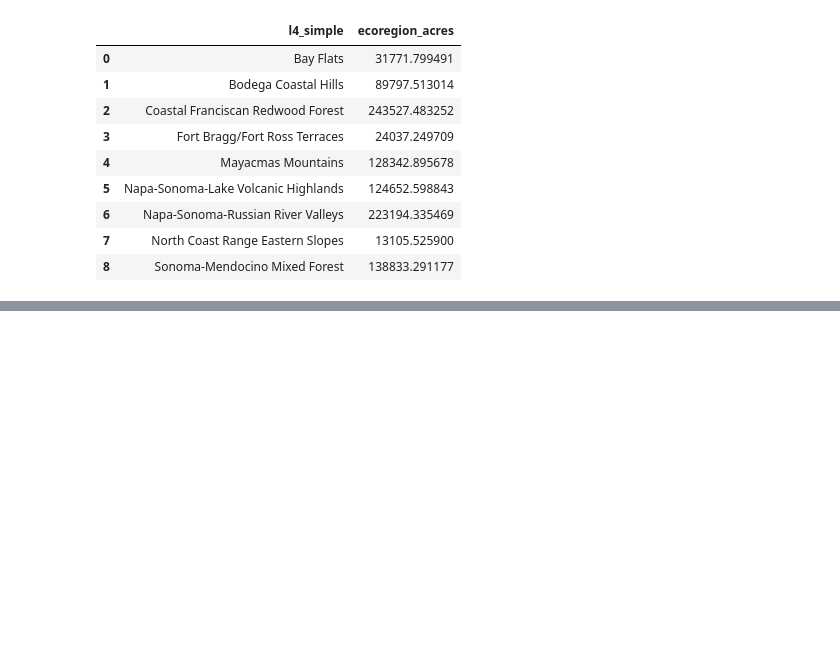
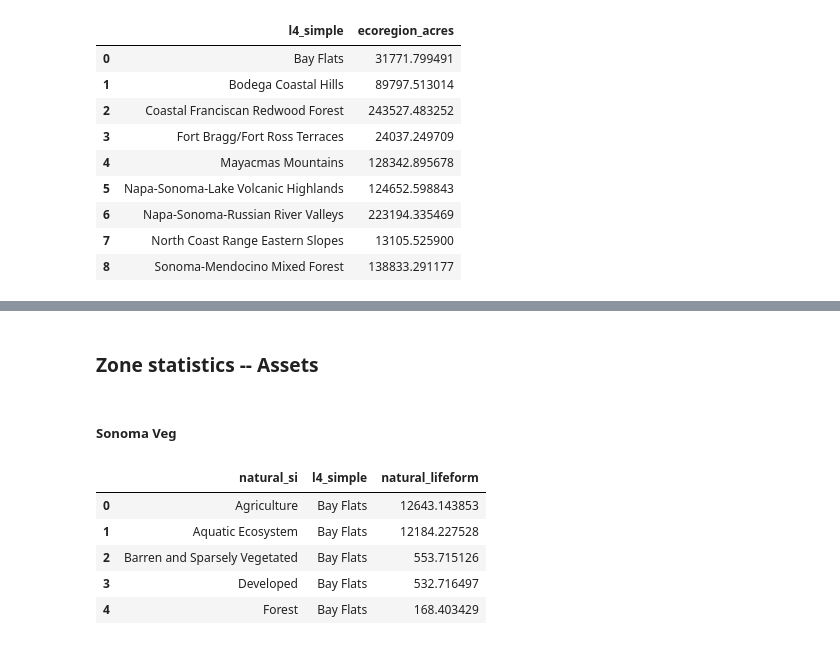
Before and after one commit to acmarley-erg/soco_resilience, a Jupyter notebook: py/zone_stats.ipynb, the cells around one changed output, grey strips where cells are left out. Cells and saved outputs as stored; diff of their text form; code cells hidden in the pictures; blank space fills up the shorter version.

```diff
--- a/py/zone_stats.ipynb
+++ b/py/zone_stats.ipynb
@@ -190,3 +211,18 @@ hazard_ecoregions_with_pcts
 # %%
 # save file
 hazard_ecoregions_with_pcts.to_csv(clean_data + "hazard_ecoregion_stats.csv")
+# %% [markdown]
+### Zone statistics -- Assets
+# %% [markdown]
+##### Sonoma Veg
+# %%
+# flip order of intersection to keep natural simple column groups
+zones_veg_nat = util.zone_intersect(veg_natural, ecoregions_simp, 'natural_lifeform')
+zones_veg_nat.head()
+# %% [output]
+|  | natural_si | l4_simple | natural_lifeform |
+| 0 | Agriculture | Bay Flats | 12643.143853 |
+| 1 | Aquatic Ecosystem | Bay Flats | 12184.227528 |
+| 2 | Barren and Sparsely Vegetated | Bay Flats | 553.715126 |
+| 3 | Developed | Bay Flats | 532.716497 |
+| 4 | Forest | Bay Flats | 168.403429 |
```
Also changed, not shown: parts of 10 cells of this notebook.
